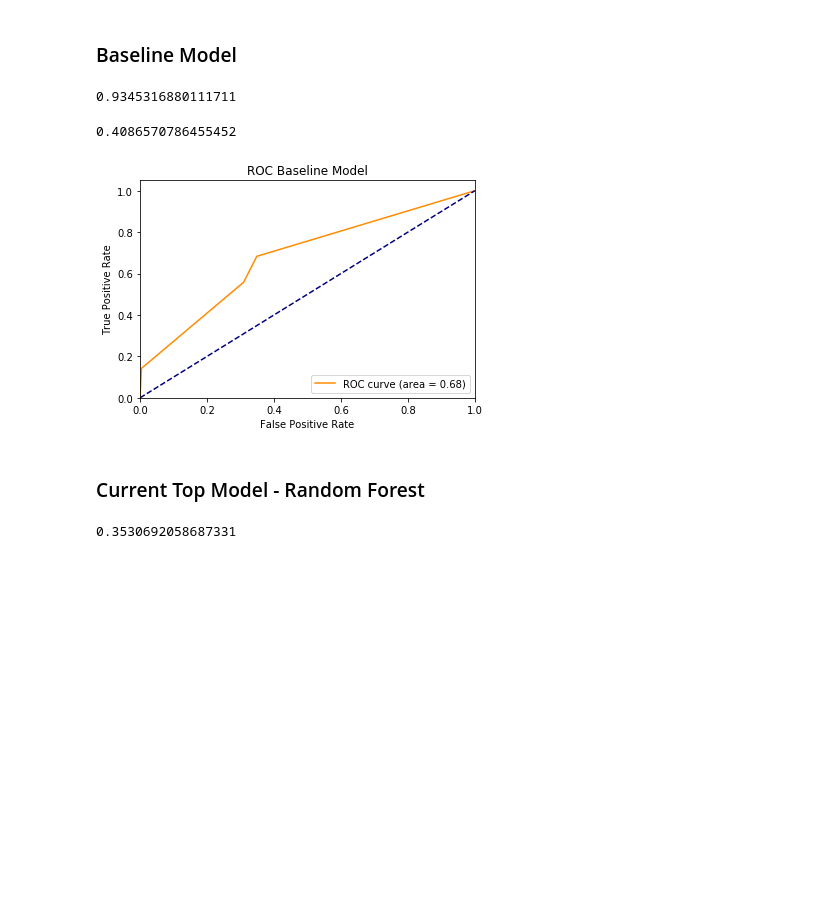
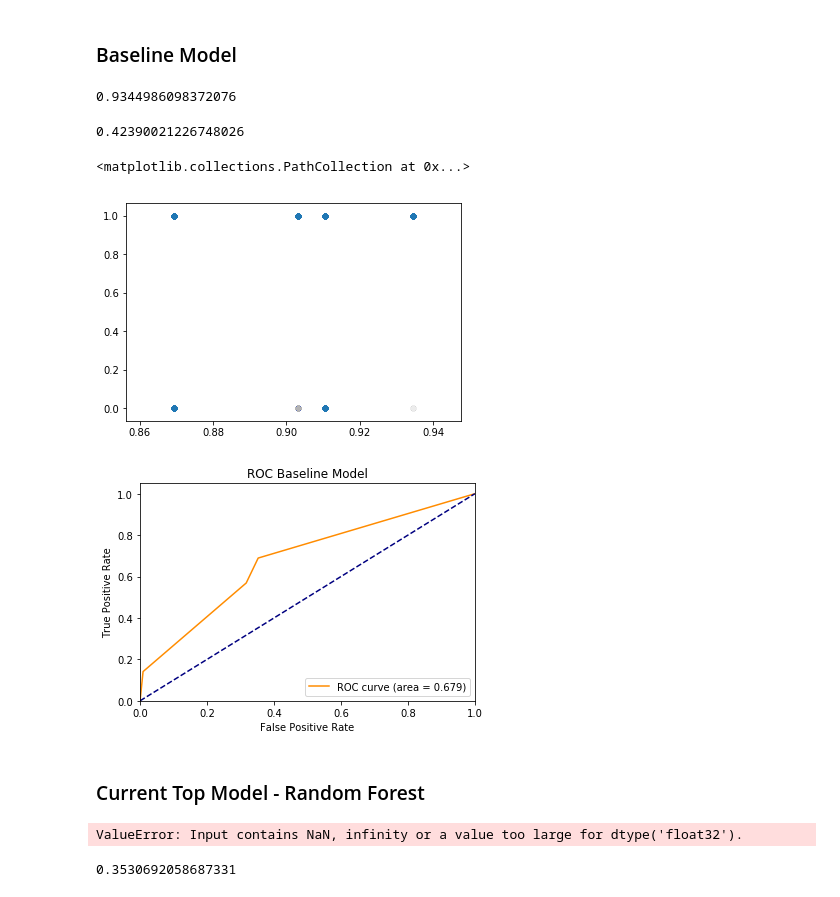
Before and after one commit to ekarboski/washington_state_legislation, a Jupyter notebook: modeling/Determining_Top_Model.ipynb, the cells around one changed output. Cells and saved outputs as stored; diff of their text form; code cells hidden in the pictures; blank space fills up the shorter version.

```diff
--- a/modeling/Determining_Top_Model.ipynb
+++ b/modeling/Determining_Top_Model.ipynb
@@ -39,5 +42,5 @@ bill_text_df = pd.read_sql_query('select * from "bill_text"',con=engine)
 # %%
-clean = create_clean_X(merged_final_df, bill_text_df_new, rep_score_df)
+clean = prepare_for_train_test_split(merged_final_df, bill_text_df, rep_score_df)
 # %%
 clean.head()
 # %% [output]
@@ -71,11 +74,17 @@ y_pred_b = (baseline_model.predict_proba(X_test_b))[:,1]
 # %%
 y_pred_b.max()
 # %% [output]
-0.9345316880111711
+0.9344986098372076
 # %%
 log_loss(y_test_b, y_pred_b)
 # %% [output]
-0.4086570786455452
+0.42390021226748026
+# %%
+fig, ax = plt.subplots()
+ax.scatter(y_pred_b, y_test_b, alpha=0.003)
+# %% [output]
+<matplotlib.collections.PathCollection at 0x...>
+[figure, added]
 # %%
 roc_auc_b = roc_auc_score(y_test_b, y_pred_b)
 fpr_b, tpr_b, thresholds_b = roc_curve(y_test_b, y_pred_b)
@@ -91,7 +100,7 @@ plt.title('ROC Baseline Model')
 plt.legend(loc="lower right")
 plt.show()
 # %% [output]
-[figure, old version]
+[figure, new version]
 # %% [markdown]
 ### Current Top Model - Random Forest
 # %%
@@ -114,6 +123,8 @@ y_test_t = sample_test['vote']
 top_model = RandomForestClassifier(n_estimators=1000, max_depth=11, n_jobs=2, random_state=709)
 top_model.fit(X_train_t, y_train_t)
 y_pred_t = (top_model.predict_proba(X_test_t))[:, 1]
+# %% [output]
+ValueError: Input contains NaN, infinity or a value too large for dtype('float32').
 # %%
 log_loss(y_test_t, y_pred_t)
 # %% [output]
```
Also changed, not shown: parts of 9 cells of this notebook, 2 other files.
